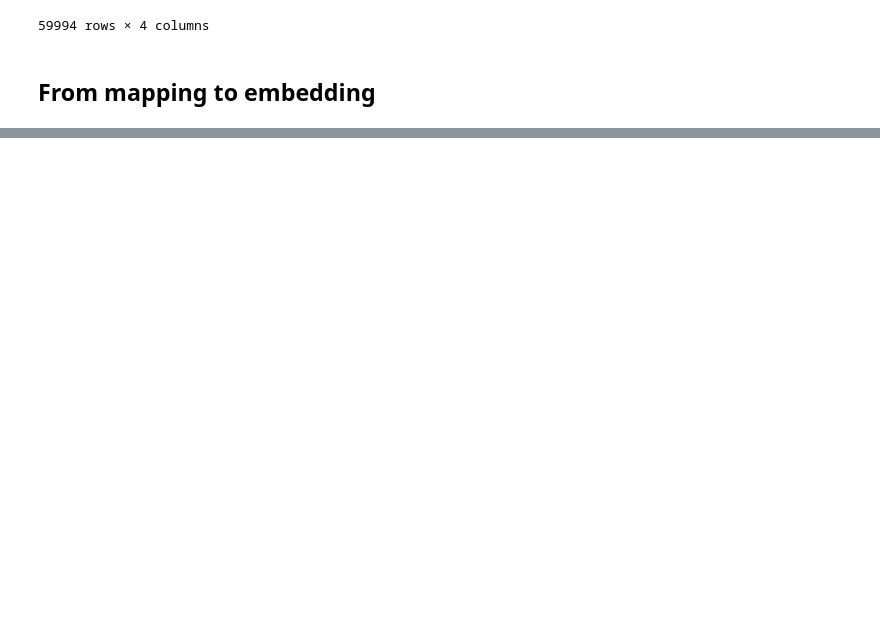
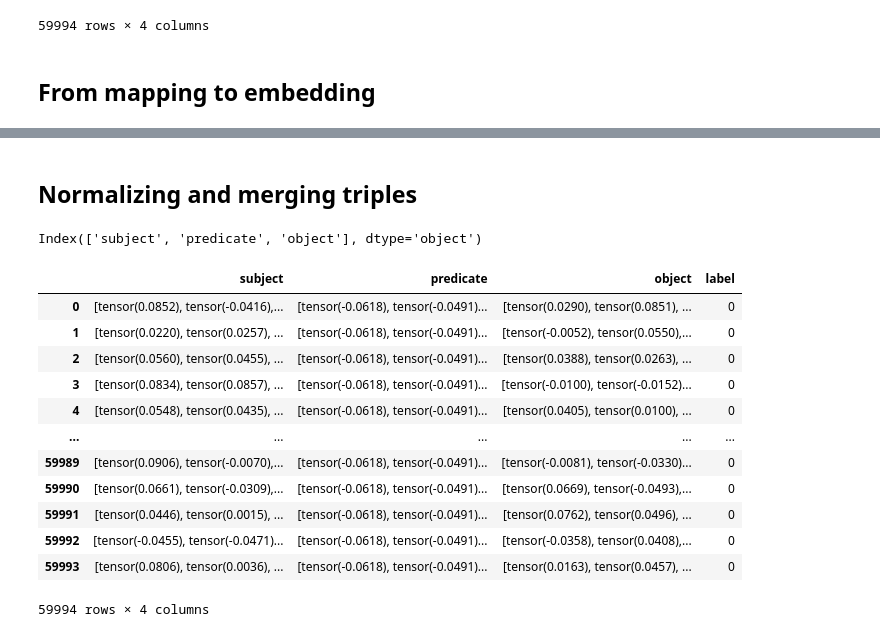
Before and after one commit to ElliotButz/ESL2024, a Jupyter notebook: code/Making_ComplEx_embeddings.ipynb, the cells around one changed output, grey strips where cells are left out. Drawn from its saved outputs; the diff is of its cells as text; code cells hidden in the pictures; blank space fills up the shorter version.

```diff
--- a/code/Making_ComplEx_embeddings.ipynb
+++ b/code/Making_ComplEx_embeddings.ipynb
@@ -614,2 +643,37 @@ display(tensorized_triples)
 59994 rows × 4 columns
+# %% [markdown]
+## Normalizing and merging triples
+# %%
+def normalize_tensor(x):
+    try :
+        return normalize(torch.tensor(x), dim=-1,eps=0.000001).clone().detach().requires_grad_(False)
+    except :
+        raise ValueError(f"Could not normalize this object : \n, {x}")
+
+normalized_tensorized_triples = tensorized_triples.copy()
+
+columns = tensorized_triples.columns[0:3]
+print(columns)
+
+tqdm.pandas(desc='Normalizing entities and relations')
+for column in columns:
+    normalized_tensorized_triples[column]=tensorized_triples[column].progress_apply(normalize_tensor)
+    # print(tensorized_triples.iloc[:i])
+
+display(normalized_tensorized_triples)
+# %% [output]
+Index(['subject', 'predicate', 'object'], dtype='object')
+|  | subject | predicate | object | label |
+| 0 | [tensor(0.0852), tensor(-0.0416),... | [tensor(-0.0618), tensor(-0.0491)... | [tensor(0.0290), tensor(0.0851), ... | 0 |
+| 1 | [tensor(0.0220), tensor(0.0257), ... | [tensor(-0.0618), tensor(-0.0491)... | [tensor(-0.0052), tensor(0.0550),... | 0 |
+| 2 | [tensor(0.0560), tensor(0.0455), ... | [tensor(-0.0618), tensor(-0.0491)... | [tensor(0.0388), tensor(0.0263), ... | 0 |
+| 3 | [tensor(0.0834), tensor(0.0857), ... | [tensor(-0.0618), tensor(-0.0491)... | [tensor(-0.0100), tensor(-0.0152)... | 0 |
+| 4 | [tensor(0.0548), tensor(0.0435), ... | [tensor(-0.0618), tensor(-0.0491)... | [tensor(0.0405), tensor(0.0100), ... | 0 |
+| ... | ... | ... | ... | ... |
+| 59989 | [tensor(0.0906), tensor(-0.0070),... | [tensor(-0.0618), tensor(-0.0491)... | [tensor(-0.0081), tensor(-0.0330)... | 0 |
+| 59990 | [tensor(0.0661), tensor(-0.0309),... | [tensor(-0.0618), tensor(-0.0491)... | [tensor(0.0669), tensor(-0.0493),... | 0 |
+| 59991 | [tensor(0.0446), tensor(0.0015), ... | [tensor(-0.0618), tensor(-0.0491)... | [tensor(0.0762), tensor(0.0496), ... | 0 |
+| 59992 | [tensor(-0.0455), tensor(-0.0471)... | [tensor(-0.0618), tensor(-0.0491)... | [tensor(-0.0358), tensor(0.0408),... | 0 |
+| 59993 | [tensor(0.0806), tensor(0.0036), ... | [tensor(-0.0618), tensor(-0.0491)... | [tensor(0.0163), tensor(0.0457), ... | 0 |
+59994 rows × 4 columns
 # %%
```
Also changed, not shown: parts of 29 cells of this notebook.
